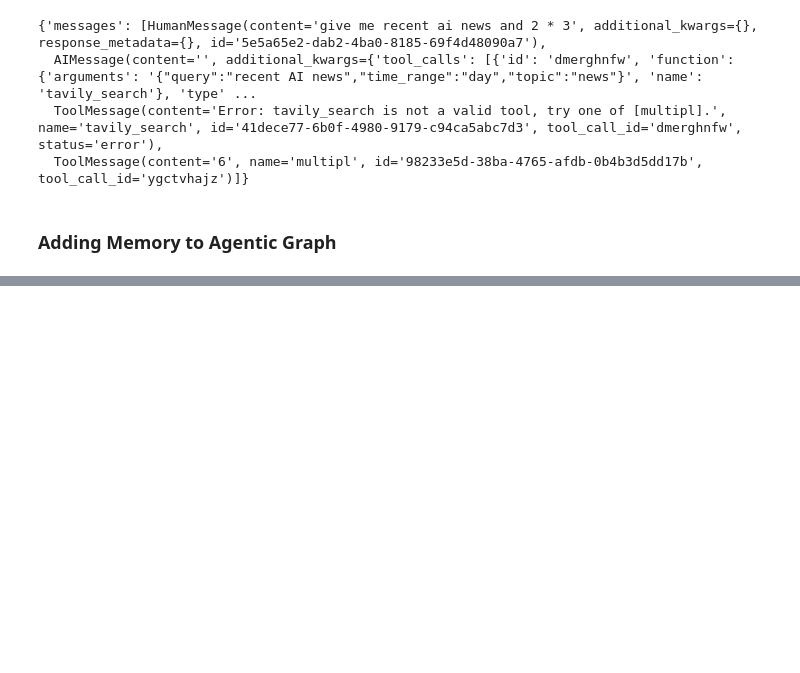
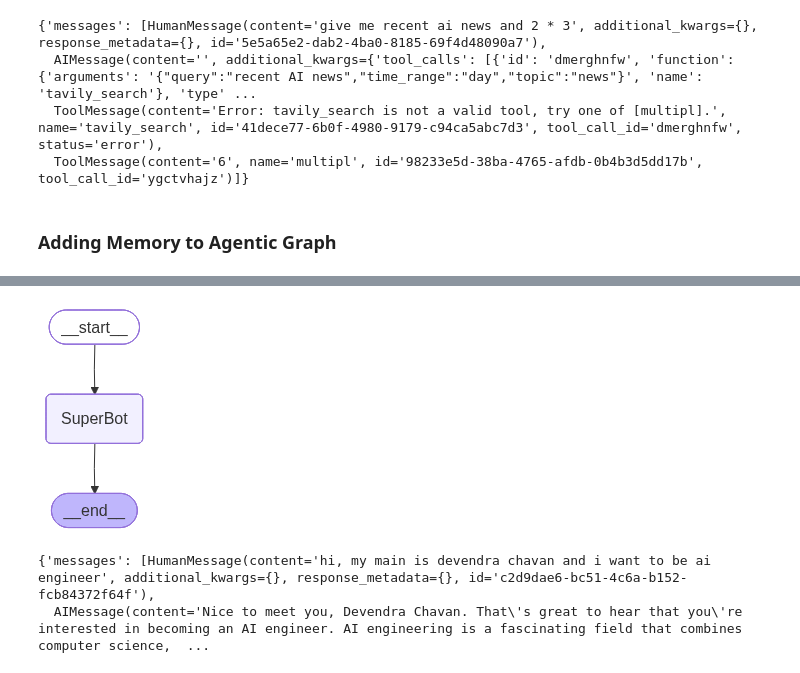
Before and after one commit to devendraaa/Agentic_ai_Langc, a Jupyter notebook: updatedlangchan/basic_chatbot.ipynb, the cells around one changed output, grey strips where cells are left out. Saved outputs shown, nothing was run; the diff lists cells and outputs as text; code cells hidden in the pictures; blank space fills up the shorter version.

Commit message:
human in loop added

```diff
--- a/updatedlangchan/basic_chatbot.ipynb
+++ b/updatedlangchan/basic_chatbot.ipynb
@@ -224,0 +229,33 @@ graph.invoke({"messages":"what is my name"}, config=config)
+# %%
+from langgraph.checkpoint.memory import MemorySaver
+
+memory = MemorySaver()
+# %%
+def superbot(state:state):
+    return {"messages":[llm.invoke(state['messages'])]}
+# %%
+graph = StateGraph(state)
+
+#Add Nodes
+graph.add_node("SuperBot", superbot)
+
+#add edges
+graph.add_edge(START, "SuperBot")
+graph.add_edge("SuperBot",END)
+
+graph_builder = graph.compile(checkpointer=memory)
+
+## Display
+from IPython.display import Image, display
+display(Image(graph_builder.get_graph().draw_mermaid_png()))
+# %% [output]
+[figure, added]
+# %%
+## Invocation
+
+config = {'configurable': {"thread_id": "1"}}
+
+graph_builder.invoke({'messages':'hi, my main is devendra chavan and i want to be ai engineer'},config)
+# %% [output]
+{'messages': [HumanMessage(content='hi, my main is devendra chavan and i want to be ai engineer', additional_kwargs={}, response_metadata={}, id='c2d9dae6-bc51-4c6a-b152-fcb84372f64f'),
+  AIMessage(content='Nice to meet you, Devendra Chavan. That\'s great to hear that you\'re interested in becoming an AI engineer. AI engineering is a fascinating field that combines computer science,  ...
```
Also changed, not shown: parts of 18 cells of this notebook.
